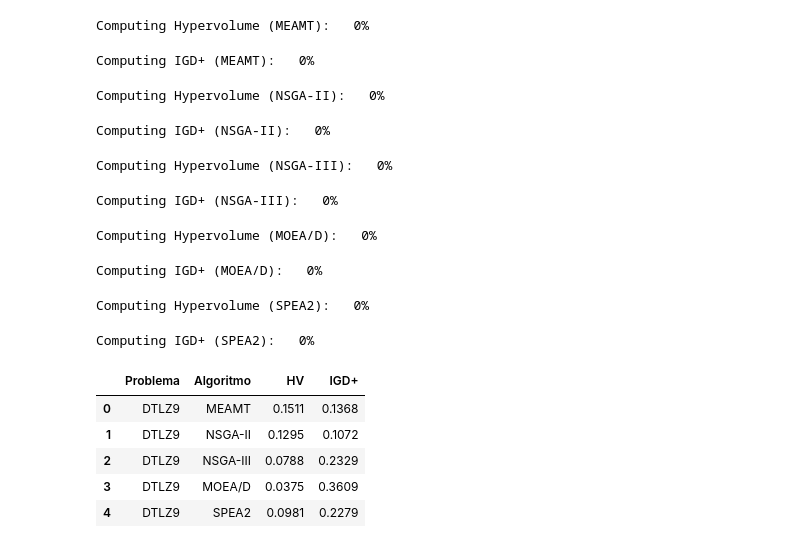
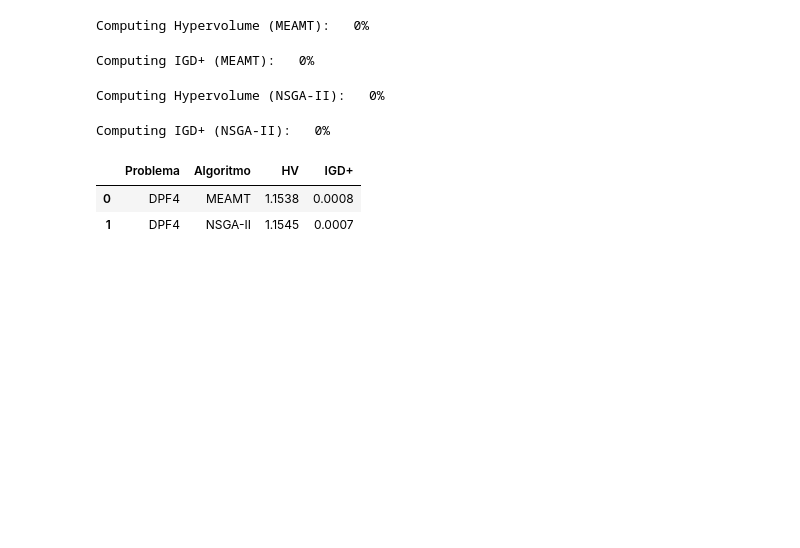
Before and after one commit to LeAresC/MEAMT_Comparision, a Jupyter notebook: temp.ipynb, the cells around one changed output. Cells and saved outputs as stored; diff of their text form; code cells hidden in the pictures; blank space fills up the shorter version.

Commit message:
Versão com cantos

```diff
--- a/temp.ipynb
+++ b/temp.ipynb
@@ -9,11 +9,12 @@ from src.meamt_ndom import MEAMT_NDOM
 # %%
-nobj = 3
-pop = 200
-ngen = 2000
+nobj = 5
+pop = 300
+ngen = 300
 repeats = 1
 
-# DTLZ1 ao DTLZ7 formam a base clássica da suíte
-problemas = {f"DTLZ{i}": getattr(mb.mops, f"DTLZ{i}")(M=nobj) for i in range(9, 10)}
+# DTLZ1 ao DTLZ9 formam a base clássica da suíte
+problemas = {f"DPF{i}": getattr(mb.mops, f"DPF{i}")(M=nobj, seed=42) for i in range(4, 5)}
+problemas.update({f"DTLZ{i}": getattr(mb.mops, f"DTLZ{i}")(M=nobj, seed=42) for i in range(10, 10)})
 experimentos_salvos = {}
 
 print(f"Iniciando bateria de testes ({nobj} Objetivos, Pop: {pop}, Gen: {ngen})...")
@@ -22,11 +23,11 @@ for nome_prob, prob in problemas.items():
     print(f"Processando {nome_prob}...")
 
     competidores = {
-        "MEAMT": MEAMT_NDOM(population=pop, generations=ngen),
+        "MEAMT": MEAMT_CANTOS(population=pop, generations=ngen),
         "NSGA-II": mb.moeas.NSGA2(population=pop, generations=ngen),
-        "NSGA-III": mb.moeas.NSGA3(population=pop, generations=ngen),
-        "MOEA/D": mb.moeas.MOEAD(population=pop, generations=ngen),
-        "SPEA2": mb.moeas.SPEA2(population=pop, generations=ngen)
+        #"NSGA-III": mb.moeas.NSGA3(population=pop, generations=ngen),
+        #"MOEA/D": mb.moeas.MOEAD(population=pop, generations=ngen),
+        #"SPEA2": mb.moeas.SPEA2(population=pop, generations=ngen)
     }
 
     lista_exps = []
@@ -75,44 +56,36 @@ Todas as execuções finalizadas e salvas em memória!
 linhas = []
 for nome_prob, lista_exps in experimentos_salvos.items():
     for exp in lista_exps:
         try:
             # Extrai a matriz histórica de métricas
-            hv_matrix = mb.metrics.hv(exp, ref=exp.optimal_front())
+            hv_matrix = mb.metrics.hypervolume(exp, ref=exp.optimal_front())
             igd_matrix = mb.metrics.igdplus(exp)
 
             # Converte para numpy, achata e pega apenas o valor da última geração [-1]
             hv = float(np.array(hv_matrix).flatten()[-1])
             igd_plus = float(np.array(igd_matrix).flatten()[-1])
 
         except Exception as e:
             print(f"Aviso: Não foi possível extrair métricas para {exp.name} no {nome_prob}. Erro: {e}")
             hv, igd_plus = float('nan'), float('nan')
 
         linhas.append({
             "Problema": nome_prob,
             "Algoritmo": exp.name,
             "HV": round(hv, 4),
             "IGD+": round(igd_plus, 4)
         })
 
 df_resultados = pd.DataFrame(linhas)
 display(df_resultados)
+df_resultados.to_csv("resultados_experimentos.csv", index=False)
 # %% [output]
 Computing Hypervolume (MEAMT):   0%
 Computing IGD+ (MEAMT):   0%
 Computing Hypervolume (NSGA-II):   0%
 Computing IGD+ (NSGA-II):   0%
-Computing Hypervolume (NSGA-III):   0%
-Computing IGD+ (NSGA-III):   0%
-Computing Hypervolume (MOEA/D):   0%
-Computing IGD+ (MOEA/D):   0%
-Computing Hypervolume (SPEA2):   0%
-Computing IGD+ (SPEA2):   0%
 |  | Problema | Algoritmo | HV | IGD+ |
-| 0 | DTLZ9 | MEAMT | 0.1511 | 0.1368 |
-| 1 | DTLZ9 | NSGA-II | 0.1295 | 0.1072 |
-| 2 | DTLZ9 | NSGA-III | 0.0788 | 0.2329 |
-| 3 | DTLZ9 | MOEA/D | 0.0375 | 0.3609 |
-| 4 | DTLZ9 | SPEA2 | 0.0981 | 0.2279 |
+| 0 | DPF4 | MEAMT | 1.1538 | 0.0008 |
+| 1 | DPF4 | NSGA-II | 1.1545 | 0.0007 |
 # %%
 # Escolha qual problema da suíte DTLZ você quer visualizar agora
```
Also changed, not shown: parts of 3 cells of this notebook, 7 other files.
